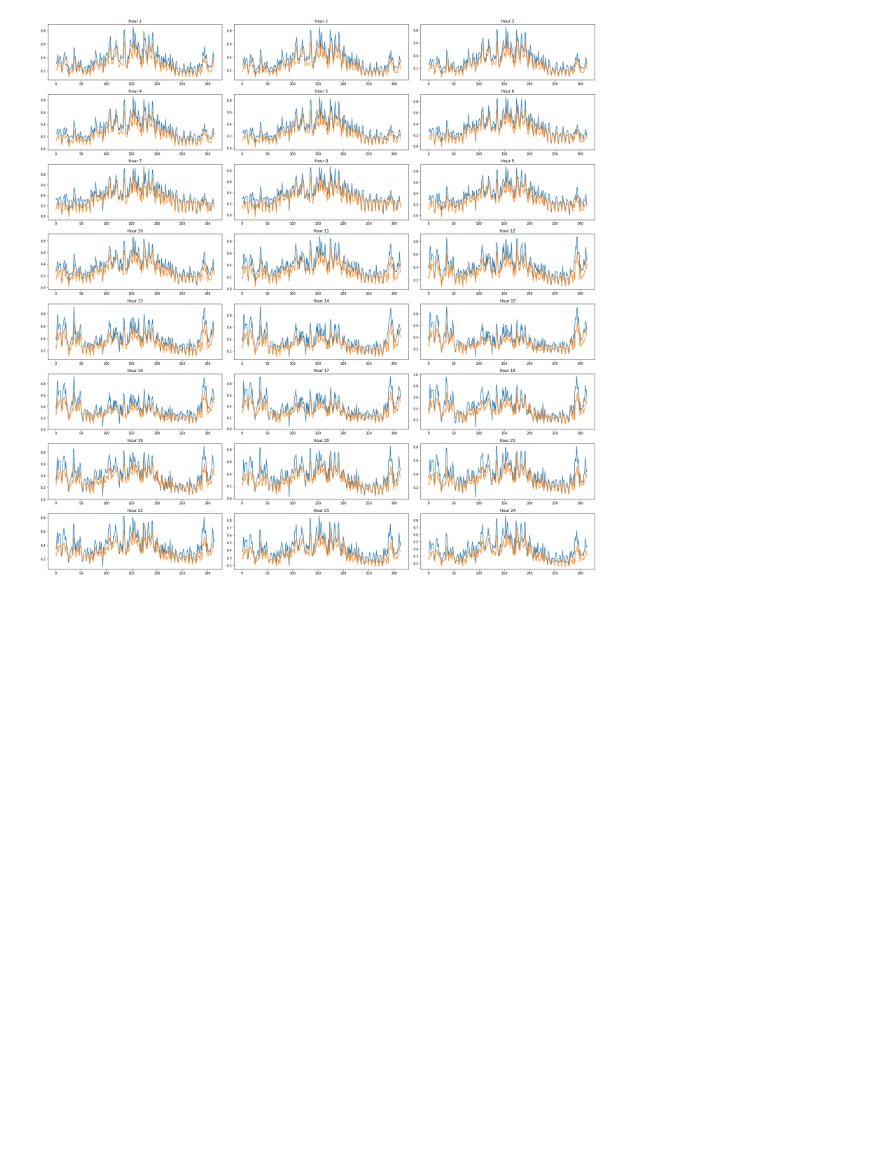
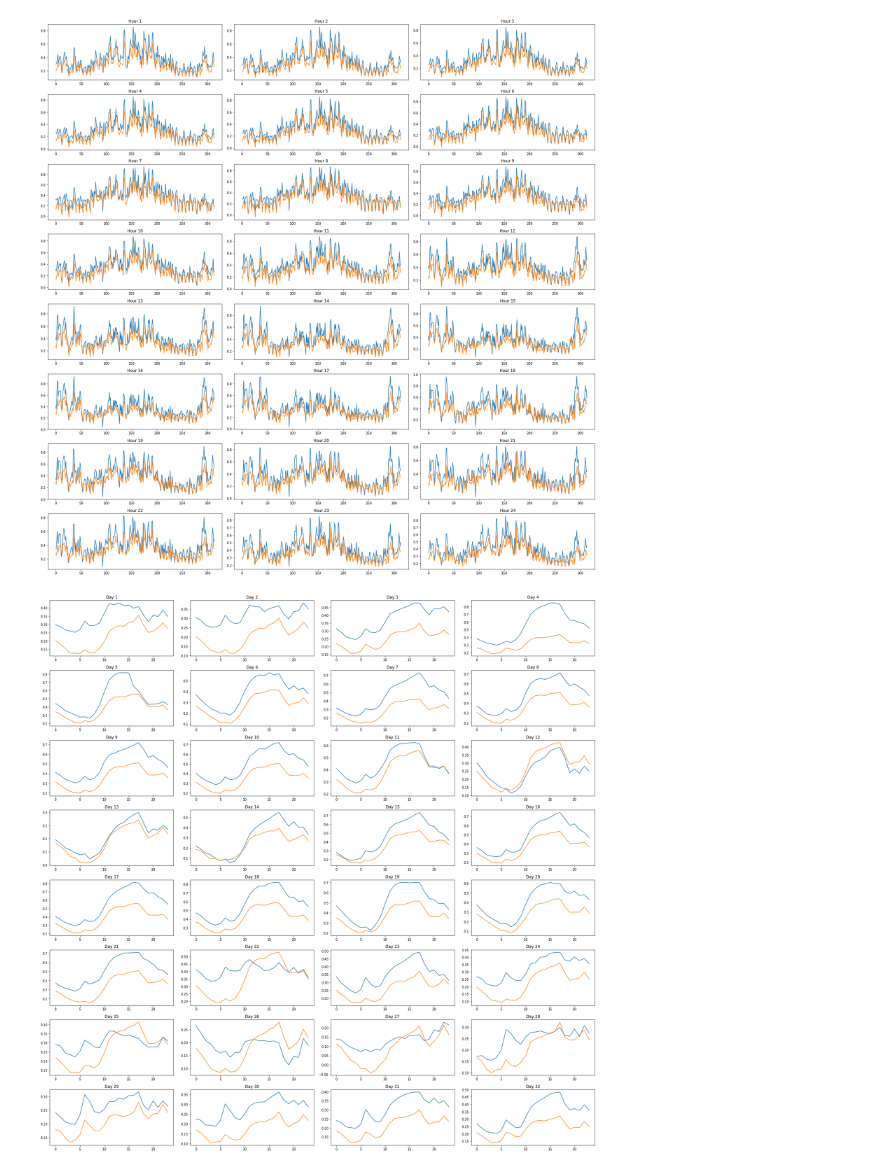
Before and after one commit to Prakash2403/SIH-2k18, a Jupyter notebook: Analysis.ipynb, the cells around one changed output. Saved outputs shown, nothing was run; the diff lists cells and outputs as text; code cells hidden in the pictures; blank space fills up the shorter version.

Commit message:
Added future predictions

```diff
--- a/Analysis.ipynb
+++ b/Analysis.ipynb
@@ -4,6 +4,10 @@ import numpy
 from sklearn.preprocessing import MinMaxScaler
 from pandas.tools.plotting import scatter_matrix
 import matplotlib.pyplot as plt
+
+start_date = ''
+end_date = ''
+zone_id = 2
 # %%
 def remove_comma(df: pandas.DataFrame):
     for column in df.columns:
@@ -25,7 +29,7 @@ def scale_data(data):
     return temp_data
 # %%
 load_data = pandas.read_csv('data/Load_history.csv')
-load_data = load_data[load_data.zone_id==2]
+load_data = load_data[load_data.zone_id==zone_id]
 temperature_data = pandas.read_csv('data/temperature_history.csv')
 load_data, temperature_data = preprocess_data(load_data, temperature_data)
 display("Statistical description of load data.")
@@ -266,0 +209,15 @@ plot_per
+# %%
+def plot_per_day_basis(predicted_output, expected_output):
+    predicted_per_day_list = numpy.asmatrix(predicted_output).transpose()
+    expected_per_day_list = numpy.asmatrix(expected_output).transpose()
+    plt.figure(figsize=(24, 24))
+    for i in range(32):
+        plt.subplot(8, 4, i+1)
+        plt.plot(expected_per_day_list[0:24, i])
+        plt.plot(predicted_per_day_list[0: 24, i])
+        plt.title("Day " + str(i+1))
+        plt.tight_layout()
+    plt.show()
+plot_per_day_basis(test_predict, y_test)
+# %% [output]
+[figure, added]
```
Also changed, not shown: parts of 13 cells of this notebook, 1 other file.
